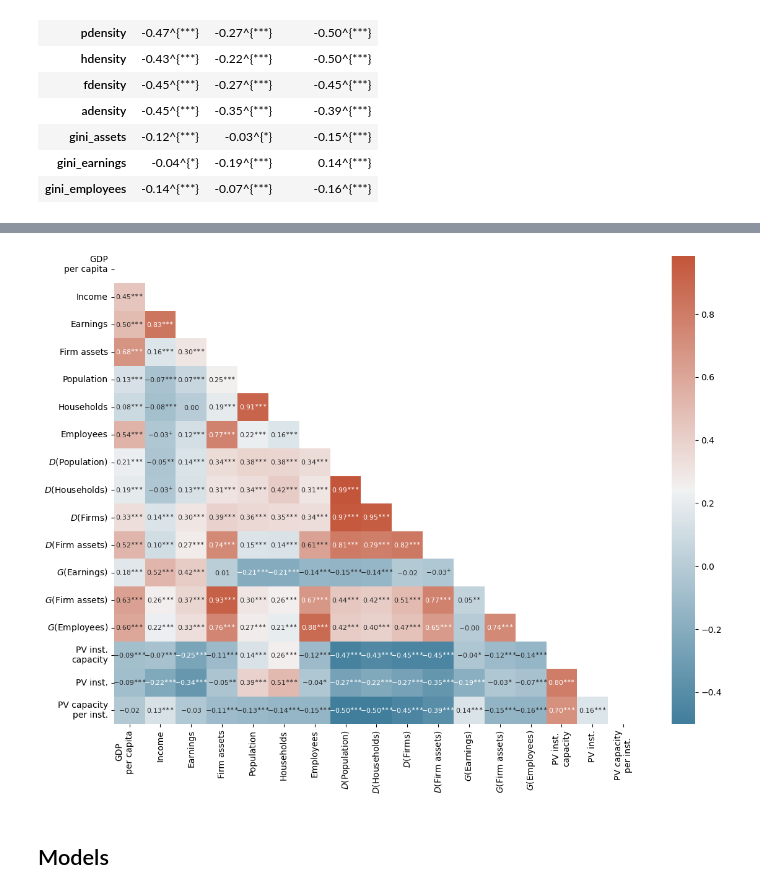
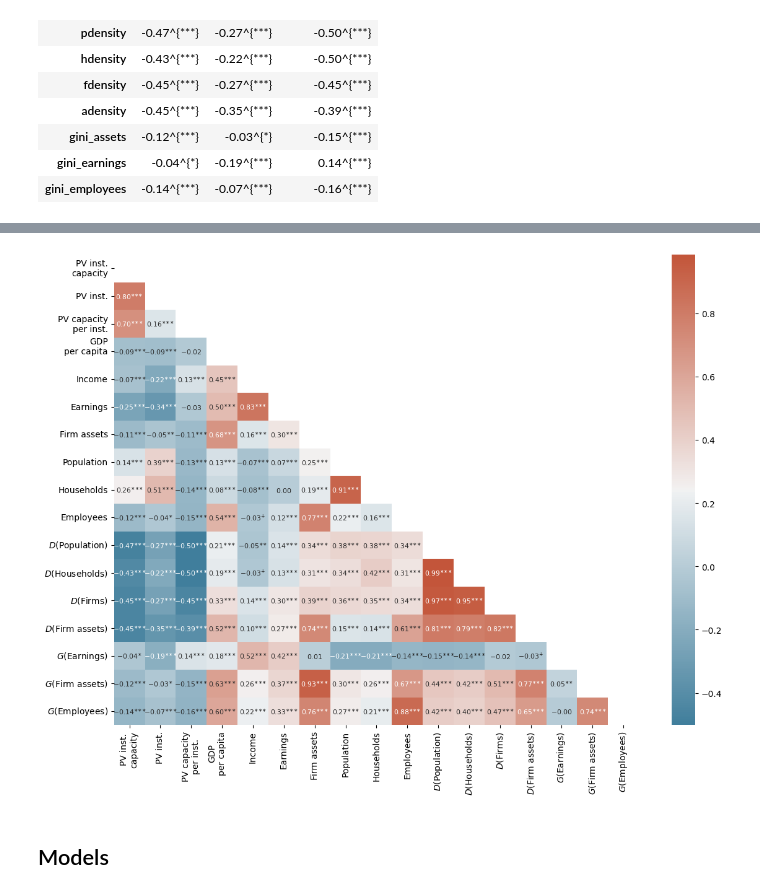
Before and after one commit to Ellariel/uktest, a Jupyter notebook: analysis.ipynb, the cells around one changed output, grey strips where cells are left out. Drawn from its saved outputs; the diff is of its cells as text; code cells hidden in the pictures.

```diff
--- a/analysis.ipynb
+++ b/analysis.ipynb
@@ -150,47 +150,42 @@ def average_morans_i(i, i_var, method="two-tailed"):
 # %% [markdown]
 ## Temporal and spatial dynamics
 # %%
-labels = {"log_pv_cap": "PV installed capacity",
-        "log_pv_inst": "PV installations",
-        "pv_cap_per_inst": "PV capacity per installation",
-
-
+labels = {"log_pv_cap": "PV installed capacity [MW]",
+        "log_pv_inst": "PV installations [Count]",
+        "pv_cap_per_inst": "PV capacity per installation [MW/installation]",
         }
 
 fig = plt.figure(figsize=(6.0 * 3, 5.5))
 ax_left = fig.add_subplot(1, 3, 1)
 d = df.copy()
-d['region'] = d['code'].str[:3]
 d = d[['year', 'pv_cap', 'region']].groupby(['year', 'region']).mean().reset_index().pivot(index='year', columns='region', values='pv_cap')
 d = d.rename(columns=labels)
 d.plot(ax=ax_left, marker='o',)
 ax_left.set_title(labels['log_pv_cap'], fontsize=11)
 ax_left.set_xlabel(None)
-#ax_left.set_ylabel("Spatial autocorrelation measure (Moran's $I$)", fontsize=11)
+ax_left.set_ylabel(None, labelpad=-5)
 ax_left.legend(loc="upper center", bbox_to_anchor=(0.5, -0.05),
                fontsize=9, frameon=False, ncols=4)
 
 ax_middle = fig.add_subplot(1, 3, 2)
 d = df.copy()
-d['region'] = d['code'].str[:3]
 d = d[['year', 'pv_inst', 'region']].groupby(['year', 'region']).mean().reset_index().pivot(index='year', columns='region', values='pv_inst')
 d = d.rename(columns=labels)
 d.plot(ax=ax_middle, marker='o',)
 ax_middle.set_title(labels['log_pv_inst'], fontsize=11)
 ax_middle.set_xlabel(None)
-ax_middle.set_ylabel("", labelpad=-5)
+ax_middle.set_ylabel(None, labelpad=-5)
 ax_middle.legend(loc="upper center", bbox_to_anchor=(0.5, -0.05),
                  fontsize=9, frameon=False, ncols=4)
 
 ax_right = fig.add_subplot(1, 3, 3)
 d = df.copy()
-d['region'] = d['code'].str[:3]
 d = d[['year', 'pv_cap_per_inst', 'region']].groupby(['year', 'region']).mean().reset_index().pivot(index='year', columns='region', values='pv_cap_per_inst')
 d = d.rename(columns=labels)
 d.plot(ax=ax_right, marker='o', logy=True)
 ax_right.set_title(labels['pv_cap_per_inst'], fontsize=11)
 ax_right.set_xlabel(None)
-ax_right.set_ylabel("", labelpad=-5)
+ax_right.set_ylabel(None, labelpad=-5)
 ax_right.legend(loc="upper center", bbox_to_anchor=(0.5, -0.05),
                  fontsize=9, frameon=False, ncols=4)
 
@@ -501,5 +623,10 @@ fig.savefig(
 # %%
-vars = ["log_gdp_cap",
+vars = [
+        "log_pv_cap",
+        "log_pv_inst",
+        "pv_cap_per_inst",
+
+        "log_gdp_cap",
         "log_income",
         "log_earnings",
         "log_assets",
@@ -516,10 +643,7 @@ vars = ["log_gdp_cap",
         "gini_earnings",
         "gini_assets",
         "gini_employees",
-
-        "log_pv_cap",
-        "log_pv_inst",
-        "pv_cap_per_inst",]
+        ]
 full_corr_results_r = {}
 full_corr_results_p = {}
 for v1 in vars:
@@ -543,7 +667,13 @@ for v1 in vars:
             full_corr_results_r[v1][v2] = r_a['r_mean'] # f"{r_a["r_mean"]:.2f}" + "^{" + f"{get_stars(r_a['p-value'])}" + "}"
             full_corr_results_p[v1][v2] = r_a['p-value']
 # %%
-labels = {"log_gdp_cap": "GDP\nper capita\n",
+labels = {
+
+        "log_pv_cap": "PV inst.\ncapacity",
+        "log_pv_inst": "PV inst.",
+        "pv_cap_per_inst": "PV capacity\nper inst.",
+
+        "log_gdp_cap": "GDP\nper capita\n",
         "log_income": "Income",
         "log_earnings": "Earnings",
         "log_assets": "Firm assets",
@@ -558,38 +688,35 @@ labels = {"log_gdp_cap": "GDP\nper capita\n",
         "adensity": "$D$(Firm assets)",
 
         "gini_earnings": "$G$(Earnings)",
         "gini_assets": "$G$(Firm assets)",
         "gini_employees": "$G$(Employees)",
-
-        "log_pv_cap": "PV inst.\ncapacity",
-        "log_pv_inst": "PV inst.",
-        "pv_cap_per_inst": "PV capacity\nper inst.",}
+}
 
 fig = plt.figure(figsize=(12, 9))
 ax_left = fig.add_subplot()
 c = pd.DataFrame(full_corr_results_r).copy()
 c = c.reindex(index=labels.keys(), columns=labels.keys())
 p = pd.DataFrame(full_corr_results_p).copy()
 p = p.reindex(index=labels.keys(), columns=labels.keys())
 a = c.copy().astype(str)
 for i in a.keys():
     for j in a[i].keys():
         a.loc[i, j] = f"${c[i][j]:.2f}^{{{get_stars(p[i][j])}}}$".replace('*', r'{\ast}')
 c = c.rename(columns=labels)
 c.index = c.index.map(labels)
 cmap = sns.diverging_palette(230, 20, n=256, as_cmap=True) #cmap="YlGnBu"
 mask = np.triu(np.ones_like(c, dtype=bool))
 ax_left = sns.heatmap(c, cmap=cmap, mask=mask, annot_kws={'va':'center', 'fontsize': 7.8}, fmt='',
                  robust=False, ax=ax_left, cbar=True, annot=a)
 fig.tight_layout(pad=1.01)
 fig.savefig(
         os.path.join(results_dir, "fig_corr2.pdf"),
         dpi=1200,
         bbox_inches="tight",
         format="pdf",
     )
 # %% [output]
-[figure, old version]
+[figure, new version]
 # %% [markdown]
 ## Models
 # %%
```
Also changed, not shown: parts of 2 cells of this notebook, 4 other files.
